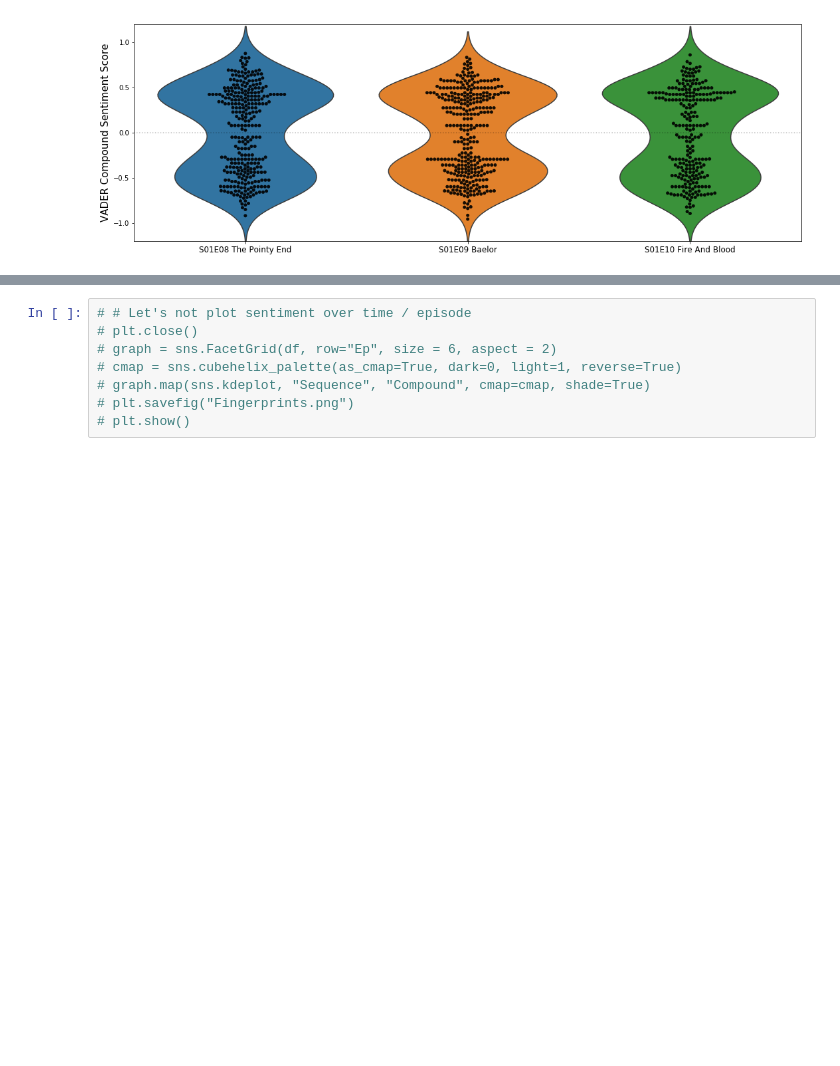
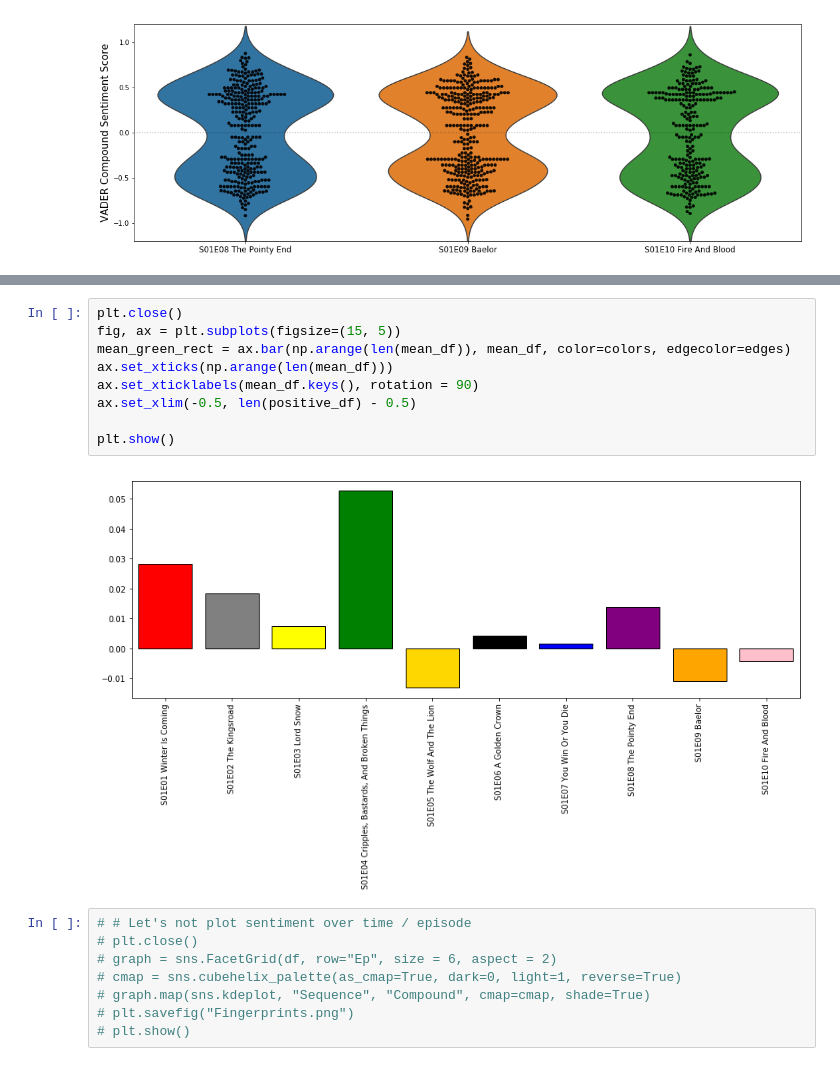
Before and after one commit to nix1228/Retro-Fireballs, a Jupyter notebook: analysis.ipynb, the cells around one changed output, grey strips where cells are left out. Saved outputs shown, nothing was run; the diff lists cells and outputs as text; blank space fills up the shorter version.

```diff
--- a/analysis.ipynb
+++ b/analysis.ipynb
@@ -141,3 +129,14 @@ Name: Compound, dtype: float64
+# %%
+plt.close()
+fig, ax = plt.subplots(figsize=(15, 5))
+mean_green_rect = ax.bar(np.arange(len(mean_df)), mean_df, color=colors, edgecolor=edges)
+ax.set_xticks(np.arange(len(mean_df)))
+ax.set_xticklabels(mean_df.keys(), rotation = 90)
+ax.set_xlim(-0.5, len(positive_df) - 0.5)
+
+plt.show()
+# %% [output]
+[figure, added]
 # %%
 # # Let's not plot sentiment over time / episode
 # plt.close()
```
Also changed, not shown: parts of 6 cells of this notebook, 25 other files.
